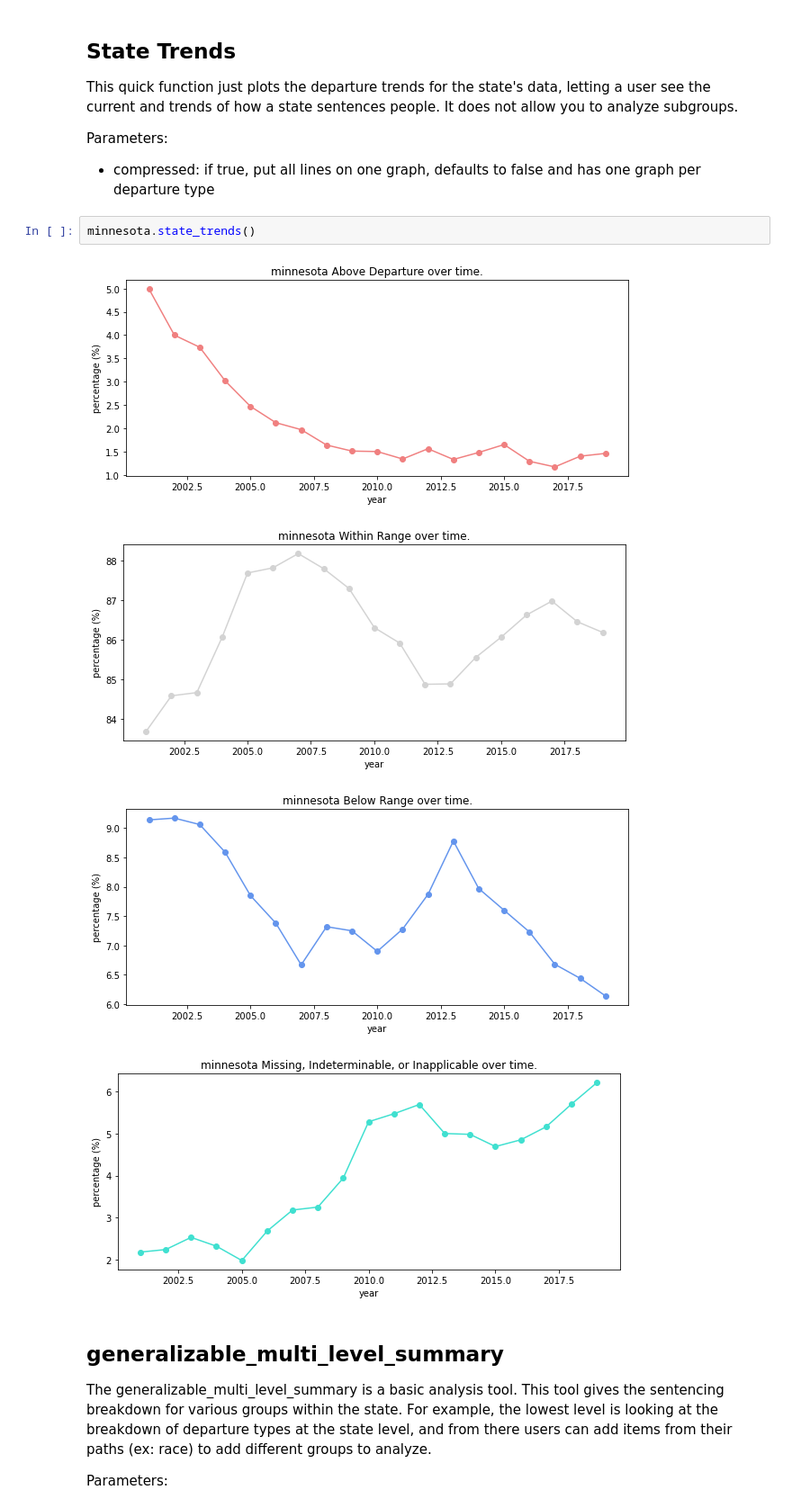
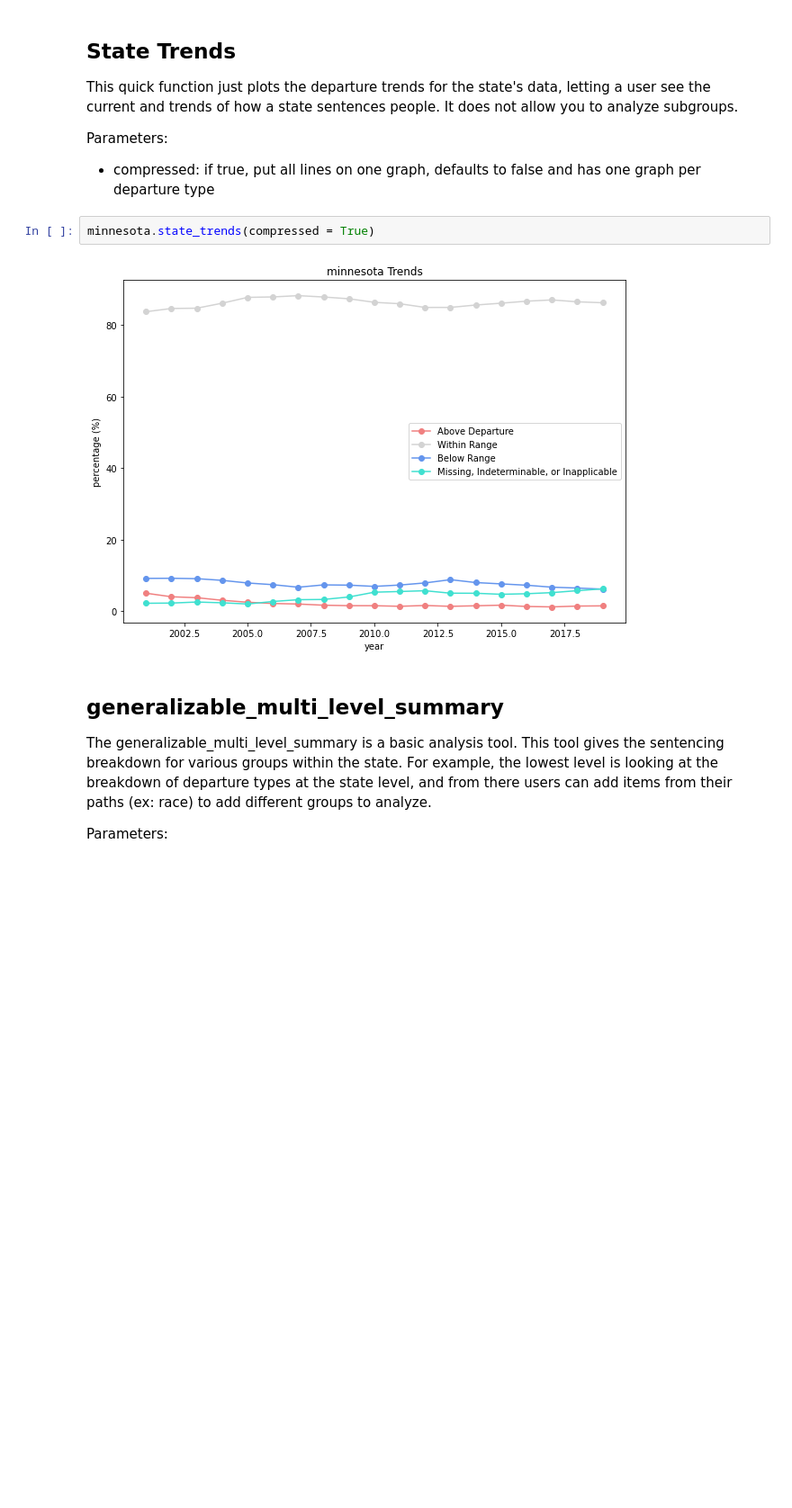
Before and after one commit to nitkiew2/QSIDE-JUSTFAIR-TOOLBOX, a Jupyter notebook: Package_testing.ipynb, the cells around one changed output. Shown: that part at 90% size. Saved outputs shown, nothing was run; the diff lists cells and outputs as text; blank space fills up the shorter version.

```diff
--- a/Package_testing.ipynb
+++ b/Package_testing.ipynb
@@ -76,12 +73,9 @@ This quick function just plots the departure trends for the state's data, lettin
 Parameters:
 * compressed: if true, put all lines on one graph, defaults to false and has one graph per departure type
 # %%
-minnesota.state_trends()
+minnesota.state_trends(compressed = True)
 # %% [output]
-[figure, old version]
+[figure, new version]
-[figure, removed]
-[figure, removed]
-[figure, removed]
 # %% [markdown]
 ## generalizable_multi_level_summary
 
```
Also changed, not shown: parts of 3 cells of this notebook, 1 other file.
